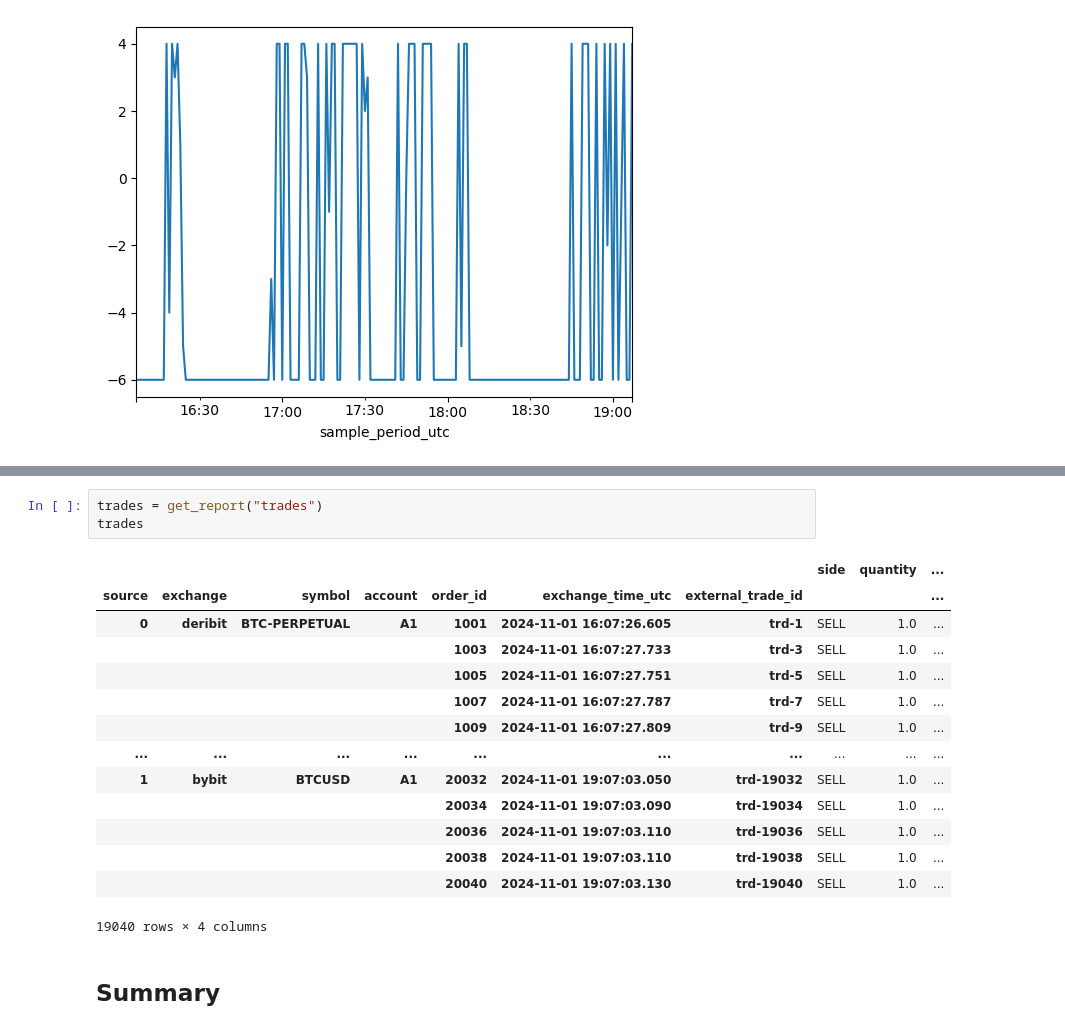
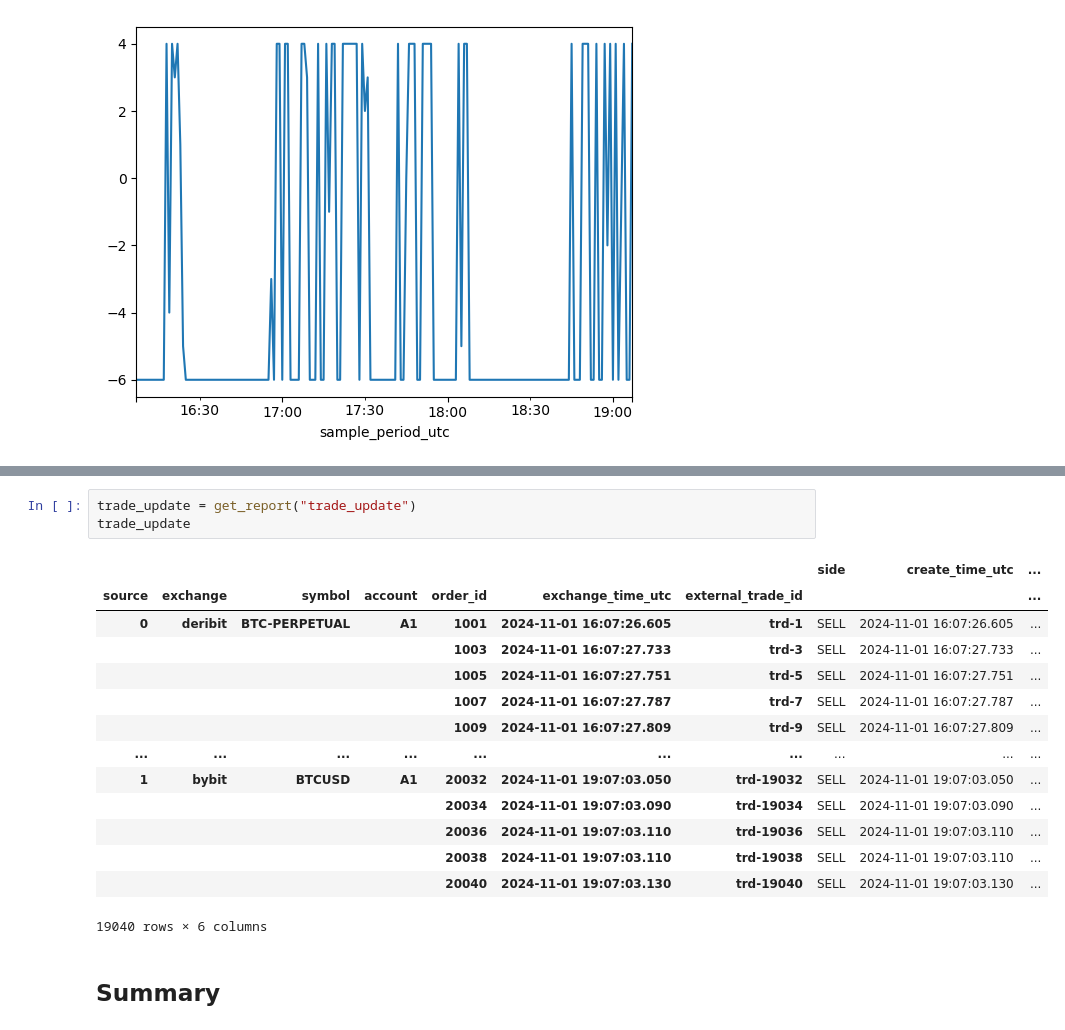
Before and after one commit to roq-trading/roq-algo-playground, a Jupyter notebook: src/roq/algo/playground/test.ipynb, the cells around one changed output, grey strips where cells are left out. Cells and saved outputs as stored; diff of their text form.

```diff
--- a/src/roq/algo/playground/test.ipynb
+++ b/src/roq/algo/playground/test.ipynb
@@ -287,21 +299,21 @@ orders
 # %%
-trades = get_report("trades")
-trades
+trade_update = get_report("trade_update")
+trade_update
 # %% [output]
-|  |  |  |  |  |  |  | side | quantity | ... |
+|  |  |  |  |  |  |  | side | create_time_utc | ... |
 | source | exchange | symbol | account | order_id | exchange_time_utc | external_trade_id |  |  | ... |
-| 0 | deribit | BTC-PERPETUAL | A1 | 1001 | 2024-11-01 16:07:26.605 | trd-1 | SELL | 1.0 | ... |
-|  |  |  |  | 1003 | 2024-11-01 16:07:27.733 | trd-3 | SELL | 1.0 | ... |
-|  |  |  |  | 1005 | 2024-11-01 16:07:27.751 | trd-5 | SELL | 1.0 | ... |
-|  |  |  |  | 1007 | 2024-11-01 16:07:27.787 | trd-7 | SELL | 1.0 | ... |
-|  |  |  |  | 1009 | 2024-11-01 16:07:27.809 | trd-9 | SELL | 1.0 | ... |
+| 0 | deribit | BTC-PERPETUAL | A1 | 1001 | 2024-11-01 16:07:26.605 | trd-1 | SELL | 2024-11-01 16:07:26.605 | ... |
+|  |  |  |  | 1003 | 2024-11-01 16:07:27.733 | trd-3 | SELL | 2024-11-01 16:07:27.733 | ... |
+|  |  |  |  | 1005 | 2024-11-01 16:07:27.751 | trd-5 | SELL | 2024-11-01 16:07:27.751 | ... |
+|  |  |  |  | 1007 | 2024-11-01 16:07:27.787 | trd-7 | SELL | 2024-11-01 16:07:27.787 | ... |
+|  |  |  |  | 1009 | 2024-11-01 16:07:27.809 | trd-9 | SELL | 2024-11-01 16:07:27.809 | ... |
 | ... | ... | ... | ... | ... | ... | ... | ... | ... | ... |
-| 1 | bybit | BTCUSD | A1 | 20032 | 2024-11-01 19:07:03.050 | trd-19032 | SELL | 1.0 | ... |
-|  |  |  |  | 20034 | 2024-11-01 19:07:03.090 | trd-19034 | SELL | 1.0 | ... |
-|  |  |  |  | 20036 | 2024-11-01 19:07:03.110 | trd-19036 | SELL | 1.0 | ... |
-|  |  |  |  | 20038 | 2024-11-01 19:07:03.110 | trd-19038 | SELL | 1.0 | ... |
-|  |  |  |  | 20040 | 2024-11-01 19:07:03.130 | trd-19040 | SELL | 1.0 | ... |
+| 1 | bybit | BTCUSD | A1 | 20032 | 2024-11-01 19:07:03.050 | trd-19032 | SELL | 2024-11-01 19:07:03.050 | ... |
+|  |  |  |  | 20034 | 2024-11-01 19:07:03.090 | trd-19034 | SELL | 2024-11-01 19:07:03.090 | ... |
+|  |  |  |  | 20036 | 2024-11-01 19:07:03.110 | trd-19036 | SELL | 2024-11-01 19:07:03.110 | ... |
+|  |  |  |  | 20038 | 2024-11-01 19:07:03.110 | trd-19038 | SELL | 2024-11-01 19:07:03.110 | ... |
+|  |  |  |  | 20040 | 2024-11-01 19:07:03.130 | trd-19040 | SELL | 2024-11-01 19:07:03.130 | ... |
-19040 rows × 4 columns
+19040 rows × 6 columns
 # %% [markdown]
 ## Summary
 # %% [markdown]
```
Also changed, not shown: parts of 11 cells of this notebook.
